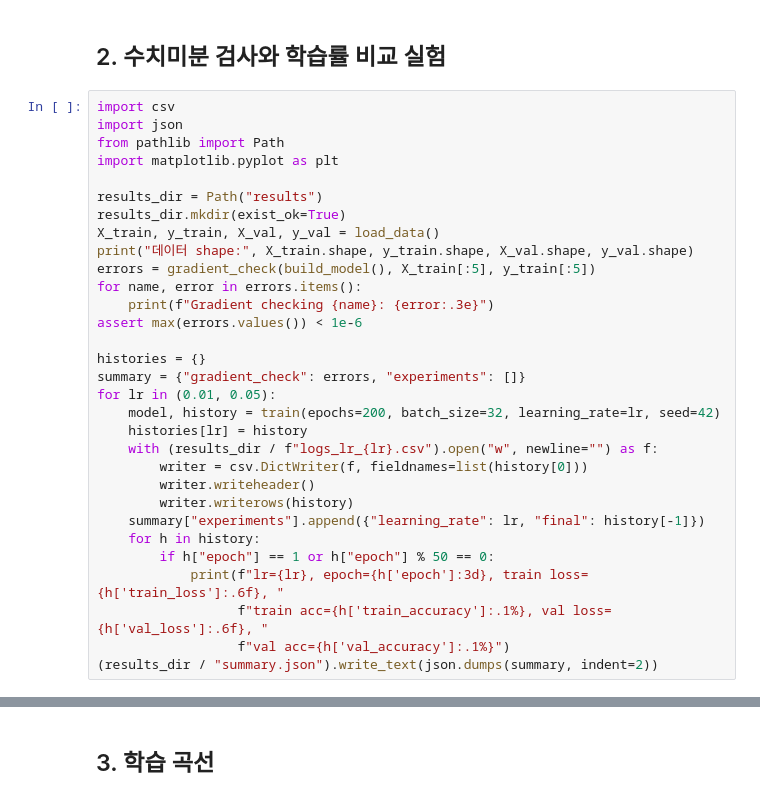
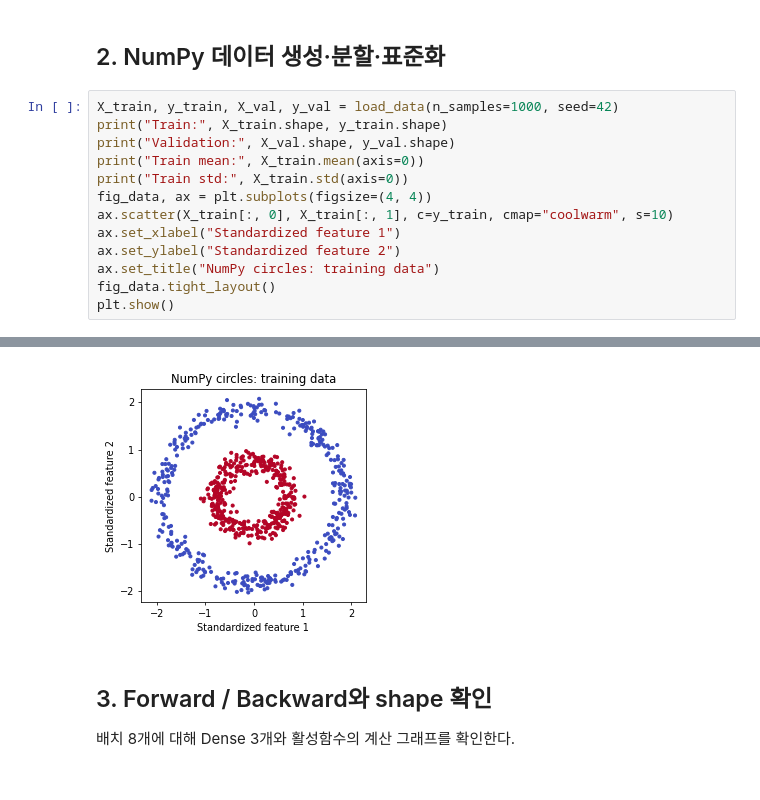
Before and after one commit to piaa1004/python, a Jupyter notebook: DNN_Submission.ipynb, the cells around one changed output, grey strips where cells are left out. Cells and saved outputs as stored; diff of their text form.

```diff
--- a/DNN_Submission.ipynb
+++ b/DNN_Submission.ipynb
@@ -167,34 +37,16 @@ def train(epochs=200, batch_size=32, learning_rate=0.05, seed=42):
 # %% [markdown]
-## 2. 수치미분 검사와 학습률 비교 실험
+## 2. NumPy 데이터 생성·분할·표준화
 # %%
-import csv
-import json
-from pathlib import Path
-import matplotlib.pyplot as plt
-
-results_dir = Path("results")
-results_dir.mkdir(exist_ok=True)
-X_train, y_train, X_val, y_val = load_data()
-print("데이터 shape:", X_train.shape, y_train.shape, X_val.shape, y_val.shape)
-errors = gradient_check(build_model(), X_train[:5], y_train[:5])
-for name, error in errors.items():
-    print(f"Gradient checking {name}: {error:.3e}")
-assert max(errors.values()) < 1e-6
-
-histories = {}
-summary = {"gradient_check": errors, "experiments": []}
-for lr in (0.01, 0.05):
-    model, history = train(epochs=200, batch_size=32, learning_rate=lr, seed=42)
-    histories[lr] = history
-    with (results_dir / f"logs_lr_{lr}.csv").open("w", newline="") as f:
-        writer = csv.DictWriter(f, fieldnames=list(history[0]))
-        writer.writeheader()
-        writer.writerows(history)
-    summary["experiments"].append({"learning_rate": lr, "final": history[-1]})
-    for h in history:
-        if h["epoch"] == 1 or h["epoch"] % 50 == 0:
-            print(f"lr={lr}, epoch={h['epoch']:3d}, train loss={h['train_loss']:.6f}, "
-                  f"train acc={h['train_accuracy']:.1%}, val loss={h['val_loss']:.6f}, "
-                  f"val acc={h['val_accuracy']:.1%}")
-(results_dir / "summary.json").write_text(json.dumps(summary, indent=2))
+X_train, y_train, X_val, y_val = load_data(n_samples=1000, seed=42)
+print("Train:", X_train.shape, y_train.shape)
+print("Validation:", X_val.shape, y_val.shape)
+print("Train mean:", X_train.mean(axis=0))
+print("Train std:", X_train.std(axis=0))
+fig_data, ax = plt.subplots(figsize=(4, 4))
+ax.scatter(X_train[:, 0], X_train[:, 1], c=y_train, cmap="coolwarm", s=10)
+ax.set_xlabel("Standardized feature 1")
+ax.set_ylabel("Standardized feature 2")
+ax.set_title("NumPy circles: training data")
+fig_data.tight_layout()
+plt.show()
 # %% [output]
@@ -218,3 +57,5 @@ lr=0.05, epoch=200, train loss=0.001253, train acc=100.0%, val loss=0.001908, va
+[figure, added]
 # %% [markdown]
-## 3. 학습 곡선
+## 3. Forward / Backward와 shape 확인
+배치 8개에 대해 Dense 3개와 활성함수의 계산 그래프를 확인한다.
 # %%
```
Also changed, not shown: parts of 16 cells of this notebook, 2 other files.
